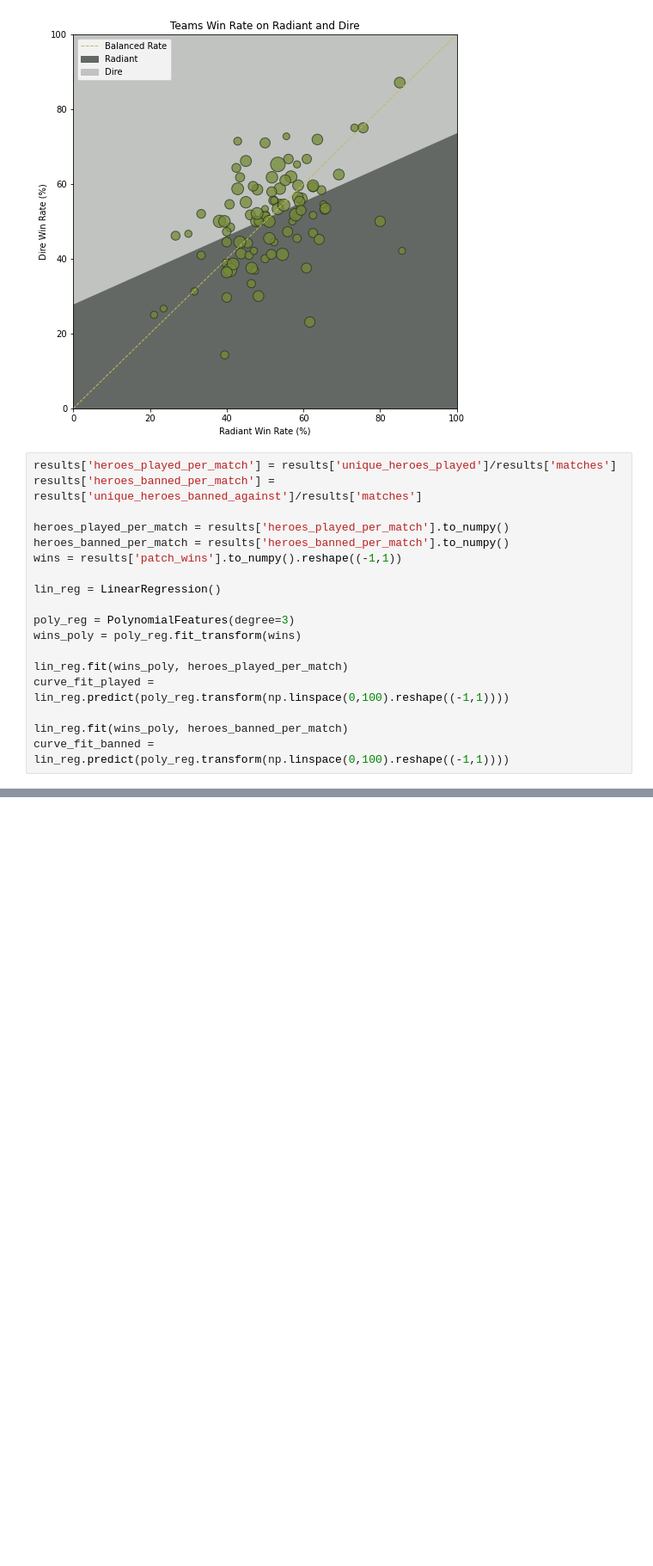
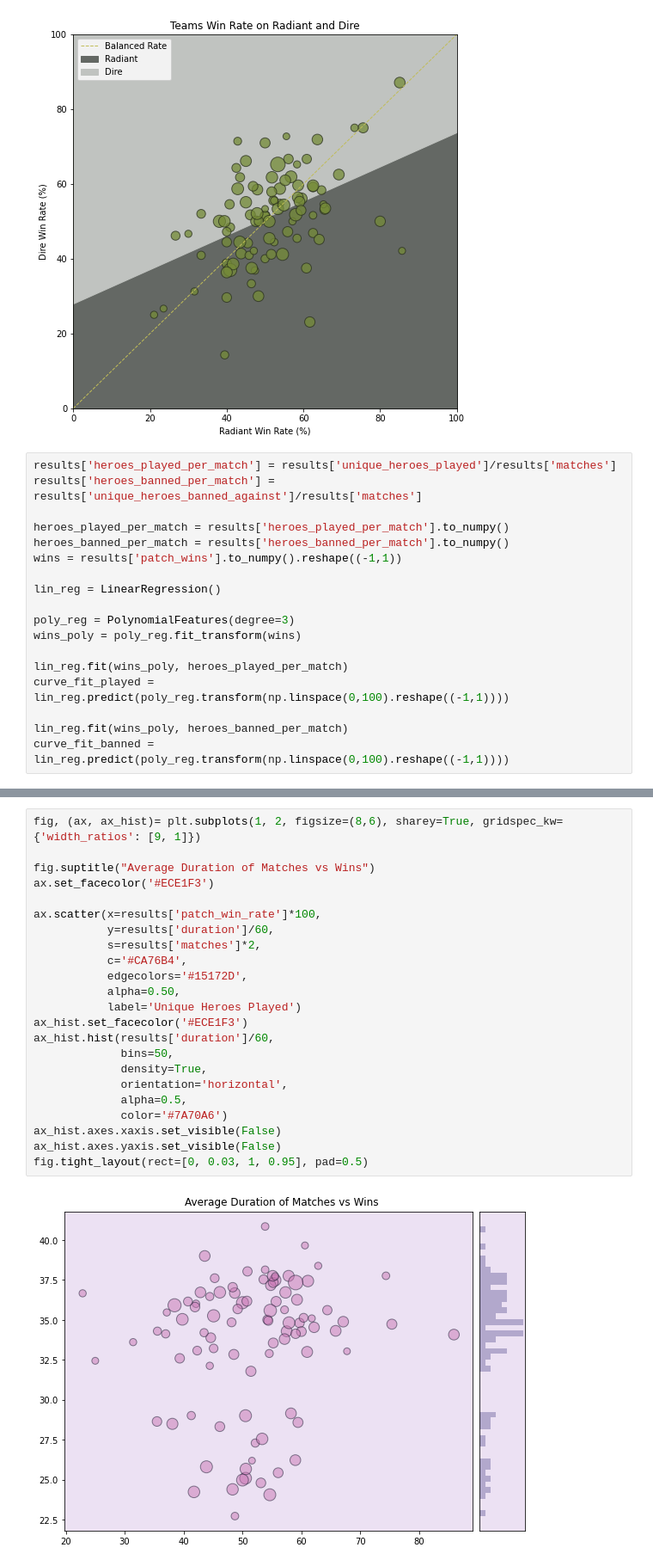
Before and after one commit to jpcajanding/dota2_teams_performance, a Jupyter notebook: visualization.ipynb, the cells around one changed output, grey strips where cells are left out. Shown at 86% size. Cells and saved outputs as stored; diff of their text form; blank space fills up the shorter version.

```diff
--- a/visualization.ipynb
+++ b/visualization.ipynb
@@ -452,0 +301,25 @@ fig.tight_layout(rect=[0, 0.03, 1, 0.95], pad=0.5)
+# %%
+fig, (ax, ax_hist)= plt.subplots(1, 2, figsize=(8,6), sharey=True, gridspec_kw={'width_ratios': [9, 1]})
+
+fig.suptitle("Average Duration of Matches vs Wins")
+ax.set_facecolor('#ECE1F3')
+
+ax.scatter(x=results['patch_win_rate']*100,
+           y=results['duration']/60,
+           s=results['matches']*2,
+           c='#CA76B4',
+           edgecolors='#15172D',
+           alpha=0.50,
+           label='Unique Heroes Played')
+ax_hist.set_facecolor('#ECE1F3')
+ax_hist.hist(results['duration']/60,
+             bins=50,
+             density=True,
+             orientation='horizontal',
+             alpha=0.5,
+             color='#7A70A6')
+ax_hist.axes.xaxis.set_visible(False)
+ax_hist.axes.yaxis.set_visible(False)
+fig.tight_layout(rect=[0, 0.03, 1, 0.95], pad=0.5)
+# %% [output]
+[figure, added]
```
Also changed, not shown: parts of 13 cells of this notebook, 6 other files.
